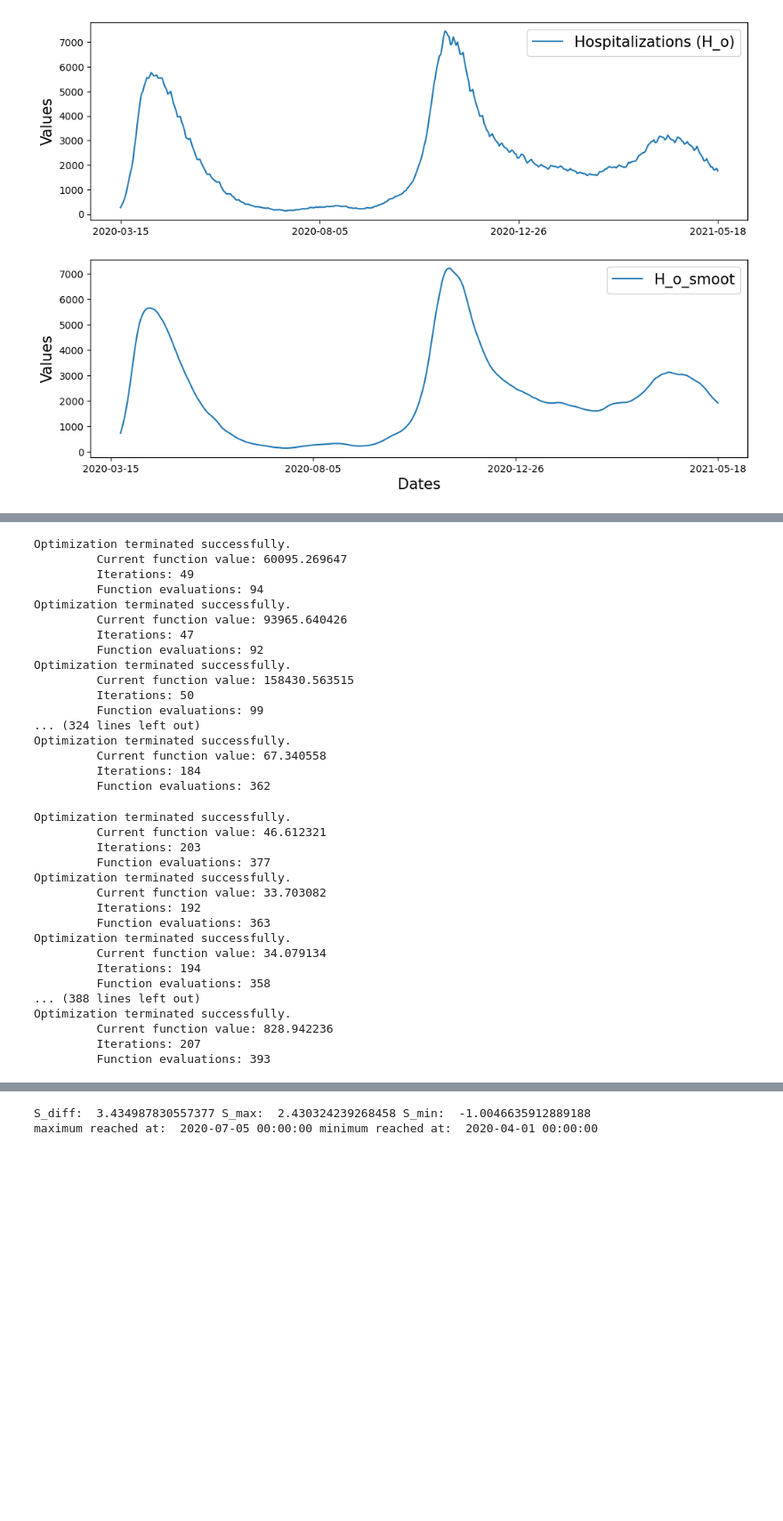
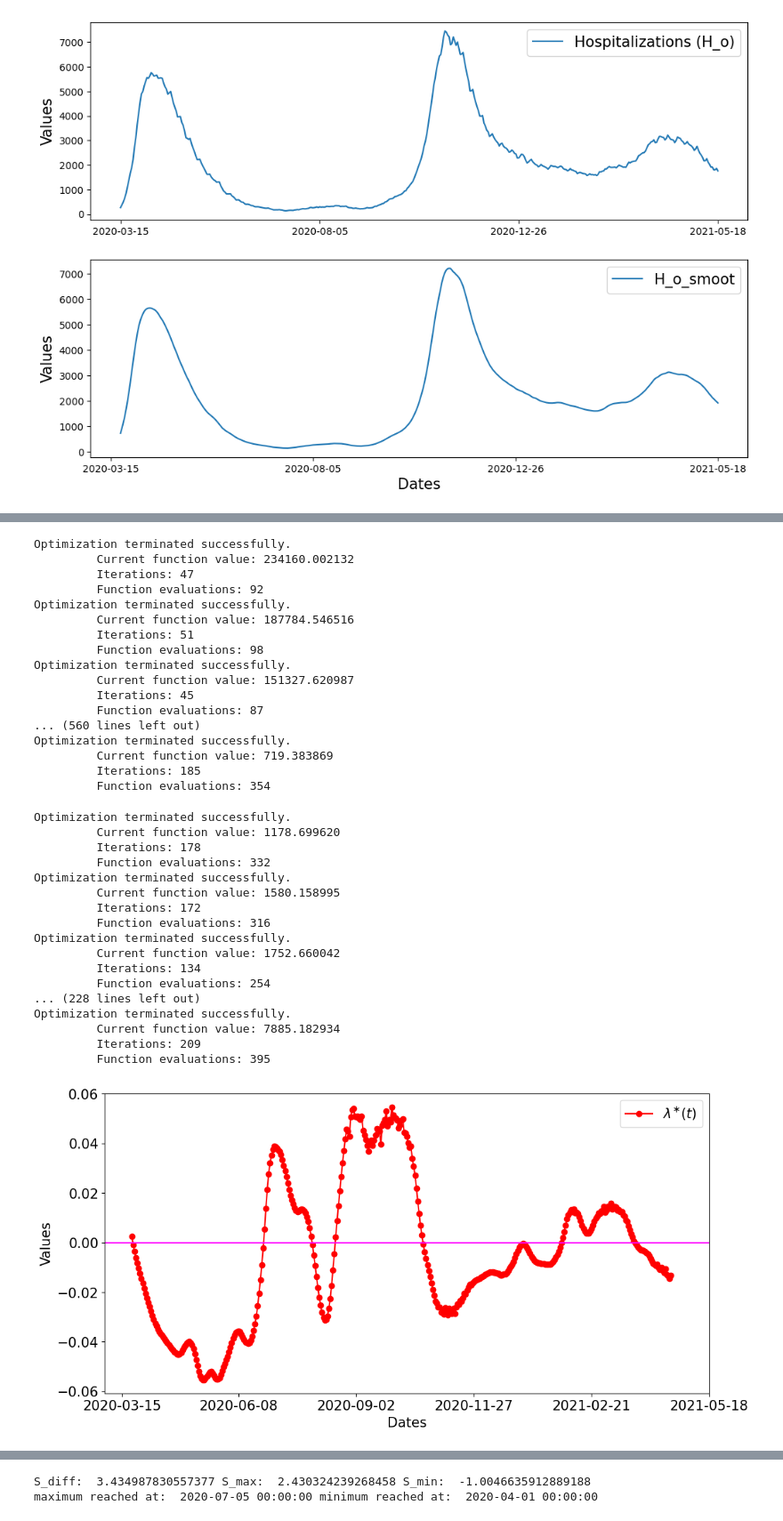
Before and after one commit to OD1992/Python-programs, a Jupyter notebook: Hospi_change_point.ipynb, the cells around one changed output, grey strips where cells are left out. Shown at 89% size. Cells and saved outputs as stored; diff of their text form; code cells hidden in the pictures; blank space fills up the shorter version.

```diff
--- a/Hospi_change_point.ipynb
+++ b/Hospi_change_point.ipynb
@@ -170,56 +243,73 @@ def phi_exp(x, tspan_train, data_train):   # x := [H_init,beta_effective]
 # %%
-from scipy import optimize
+#Define a window of 14 days and the H_init is taken in the beginning on each window.
 H_smooth_MA = H_smooth_MA[7:]
 H = H_smooth_MA*np.nan
-d=5
+d=7
 beta_effective_opt_exp = H_smooth_MA*np.nan
 H_init_opt_exp = H_smooth_MA*np.nan
 for t in np.arange(d, len(H_smooth_MA)-d):
     train_t_start=t-d
     train_t_end = t+d
     tspan_train = [train_t_start,train_t_end]
     data_train = H_smooth_MA
     H_init = data_train[train_t_start]
     beta_effective_guess = np.log(data_train[train_t_end]/data_train[train_t_start])/(train_t_end)
     #beta_effective_guess = np.log(data_train[train_t_end])/np.log(data_train[train_t_start])/(train_t_end)
     fun_exp = lambda x:phi_exp(x,tspan_train,data_train)
     x_guess_exp = [H_init, beta_effective_guess]
     x_opt_exp = optimize.fmin(fun_exp,x_guess_exp)  # call the optimization solver
     H_init_opt_exp[t] = x_opt_exp[0]
     beta_effective_opt_exp[t] = x_opt_exp[1]
     H[t] = H_init_opt_exp[t]*np.exp(beta_effective_opt_exp[t]*t)
+
+nb_xticks = 6
+dates_ticks = [None] * nb_xticks
+dates_ticks_ind = np.linspace(0,len(total_in)-1,nb_xticks,dtype=int)
+for i in range(0,nb_xticks):
+    dates_ticks[i] = Dates[dates_ticks_ind[i]]
+plt.figure(figsize=(12,6))
+#plt.subplot(211)
+plt.plot(Dates[d:len(H_smooth_MA)-d], beta_effective_opt_exp[d:len(H_smooth_MA)-d],'o-', color='red')
+plt.axhline(y=0, color="magenta")
+plt.xticks(dates_ticks, fontsize=15)
+plt.yticks(fontsize=15)
+plt.xlabel("Dates", fontsize=15)
+plt.ylabel("Values", fontsize=15)
+plt.legend(['$\lambda^{\\ast} (t)$'], fontsize=15)
+plt.show()
 # %% [output]
 Optimization terminated successfully.
-         Current function value: 60095.269647
-         Iterations: 49
-         Function evaluations: 94
-Optimization terminated successfully.
-         Current function value: 93965.640426
+         Current function value: 234160.002132
          Iterations: 47
          Function evaluations: 92
 Optimization terminated successfully.
-         Current function value: 158430.563515
-         Iterations: 50
-         Function evaluations: 99
-... (324 lines left out)
+         Current function value: 187784.546516
+         Iterations: 51
+         Function evaluations: 98
 Optimization terminated successfully.
-         Current function value: 67.340558
-         Iterations: 184
-         Function evaluations: 362
+         Current function value: 151327.620987
+         Iterations: 45
+         Function evaluations: 87
+... (560 lines left out)
+Optimization terminated successfully.
+         Current function value: 719.383869
+         Iterations: 185
+         Function evaluations: 354
 Optimization terminated successfully.
-         Current function value: 46.612321
-         Iterations: 203
-         Function evaluations: 377
+         Current function value: 1178.699620
+         Iterations: 178
+         Function evaluations: 332
 Optimization terminated successfully.
-         Current function value: 33.703082
-         Iterations: 192
-         Function evaluations: 363
+         Current function value: 1580.158995
+         Iterations: 172
+         Function evaluations: 316
 Optimization terminated successfully.
-         Current function value: 34.079134
-         Iterations: 194
-         Function evaluations: 358
-... (388 lines left out)
+         Current function value: 1752.660042
+         Iterations: 134
+         Function evaluations: 254
+... (228 lines left out)
 Optimization terminated successfully.
-         Current function value: 828.942236
-         Iterations: 207
-         Function evaluations: 393
+         Current function value: 7885.182934
+         Iterations: 209
+         Function evaluations: 395
+[figure, added]
```
Also changed, not shown: parts of 3 cells of this notebook.
